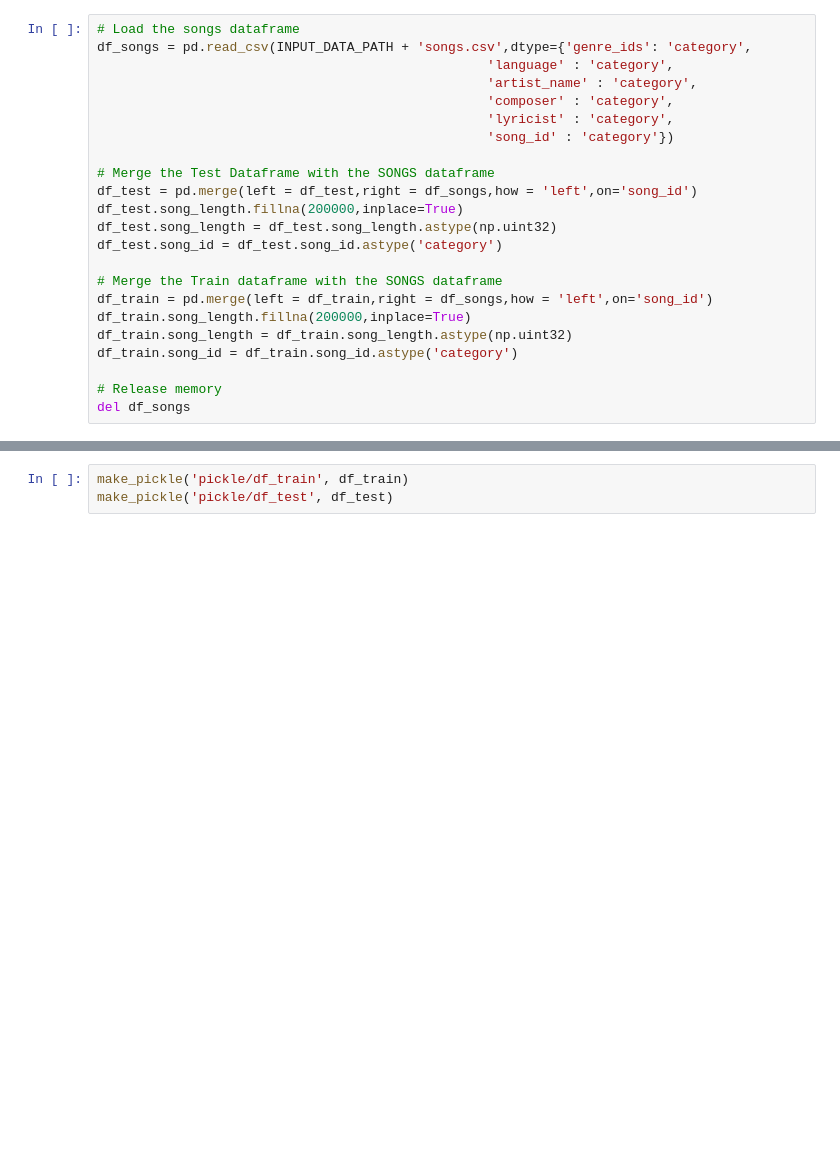
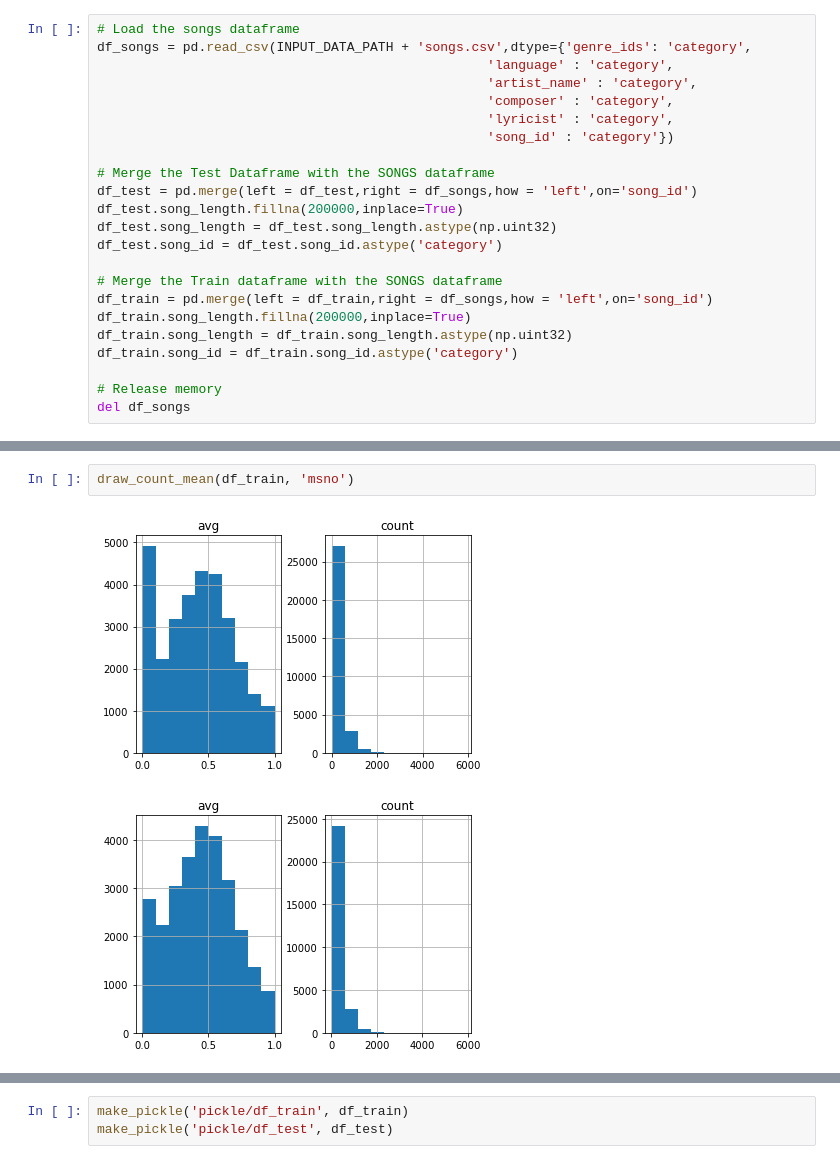
Before and after one commit to voyageth/kaggle, a Jupyter notebook: kkbox-music-recommendation/lgbm-66870.ipynb, the cells around one changed output, grey strips where cells are left out. Drawn from its saved outputs; the diff is of its cells as text; blank space fills up the shorter version.

```diff
--- a/kkbox-music-recommendation/lgbm-66870.ipynb
+++ b/kkbox-music-recommendation/lgbm-66870.ipynb
@@ -377,0 +423,5 @@ draw_category_col(df_train, 'language')
+# %%
+draw_count_mean(df_train, 'msno')
+# %% [output]
+[figure, added]
+[figure, added]
```
Also changed, not shown: parts of 17 cells of this notebook, 3 other files.
